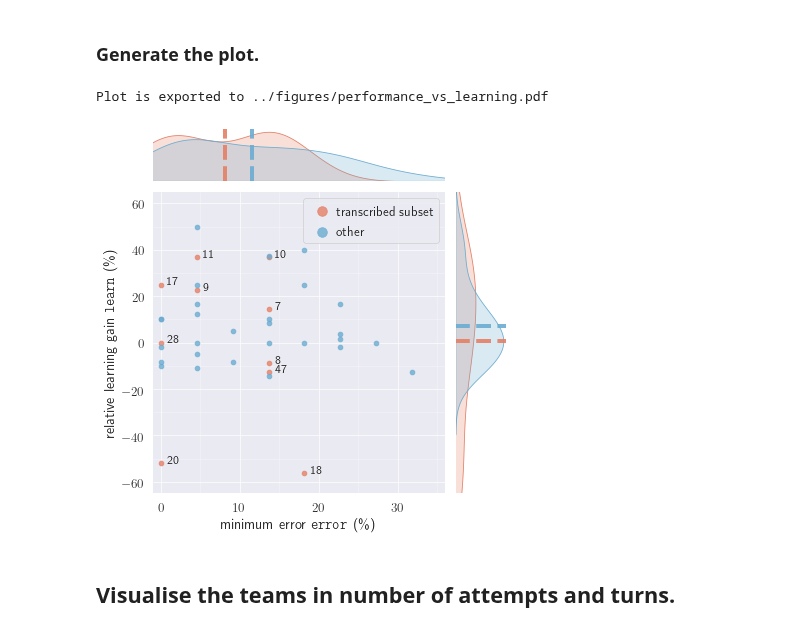
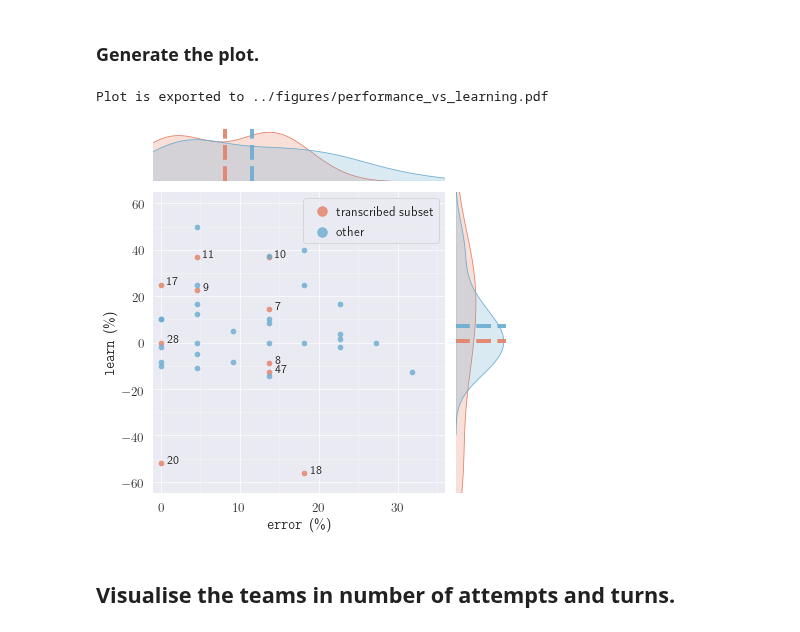
Before and after one commit to chili-epfl/justhink-alignment-analysis, a Jupyter notebook: tools/3_visualise_transcribed_teams.ipynb, the cells around one changed output. Drawn from its saved outputs; the diff is of its cells as text; code cells hidden in the pictures.

```diff
--- a/tools/3_visualise_transcribed_teams.ipynb
+++ b/tools/3_visualise_transcribed_teams.ipynb
@@ -263,36 +263,39 @@ def plot_perf_vs_error(col_x,
     plt.grid(which='minor', alpha=0.3)
 
     # Adjust the background colors.
     g.ax_marg_x.set_facecolor('white')
     g.ax_marg_y.set_facecolor('white')
 
     # Add annotations one by one with a loop.
     takens = dict()
     for i, row in df.iterrows():
         if row['kind'] != 'transcribed subset':
             continue
         offset = 0.8
         plt.text(
             row[col_x] + offset, row[col_y], str(i),
             fontsize='small',
         )
 
     # Set axis labels.
-    g.ax_joint.set_xlabel(r"minimum error \texttt{error} (\%)")
-    g.ax_joint.set_ylabel(r"relative learning gain \texttt{learn} (\%)")
+    # g.ax_joint.set_xlabel(r"minimum error \texttt{error} (\%)")
+    # g.ax_joint.set_ylabel(r"relative learning gain \texttt{learn} (\%)")
+    g.ax_joint.set_xlabel(r"\texttt{error} (\%)")
+    g.ax_joint.set_ylabel(r"\texttt{learn} (\%)")
+
 
     return g
 
 
 g = plot_perf_vs_error(perf_col, learn_col, 'kind', df=df)
 
 # Export as vector graphics - pdf.
 export_file = perf_vs_learning_file.with_suffix('.pdf')
 plt.savefig(export_file, bbox_inches='tight')
 print('Plot is exported to {}'.format(export_file))
 # %% [output]
 Plot is exported to ../figures/performance_vs_learning.pdf
-[figure, old version]
+[figure, new version]
 # %% [markdown]
 ## Visualise the teams in number of attempts and turns.
 # %%
```
Also changed, not shown: 21 other files.
